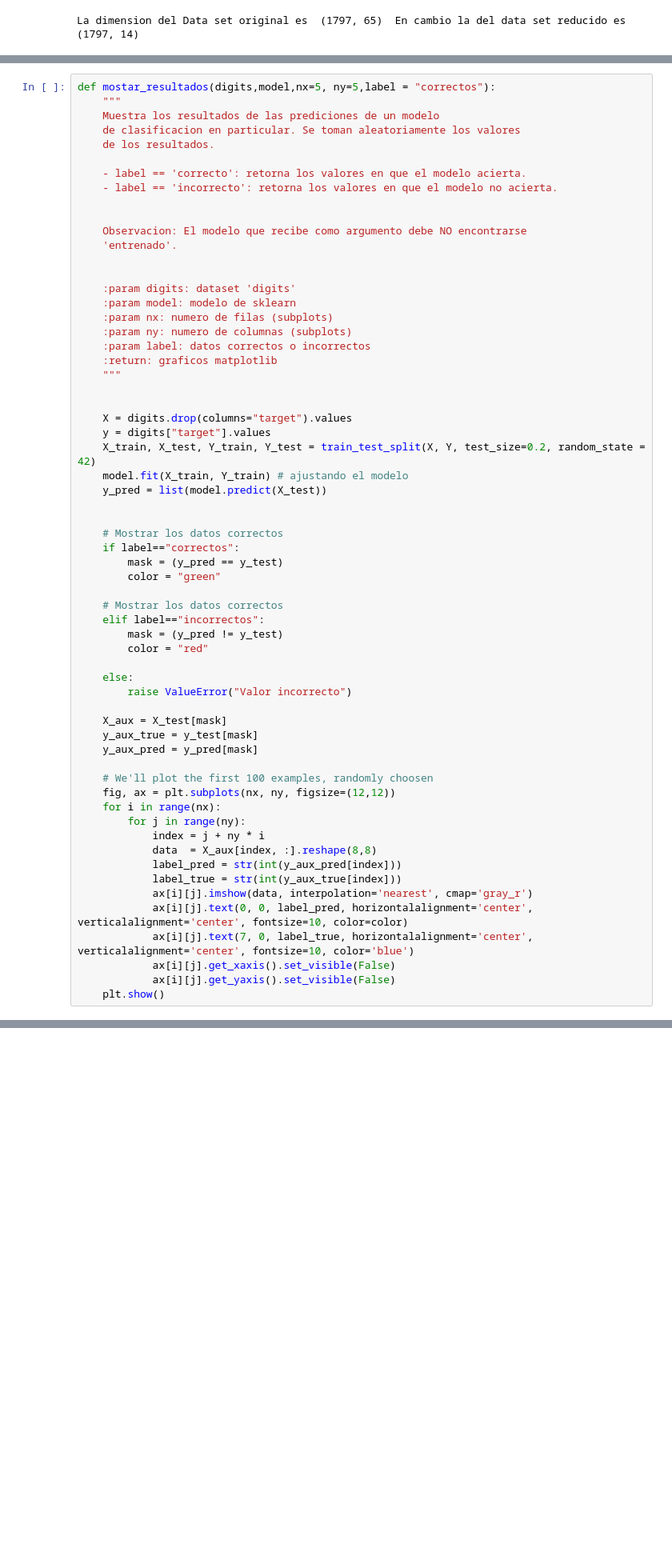
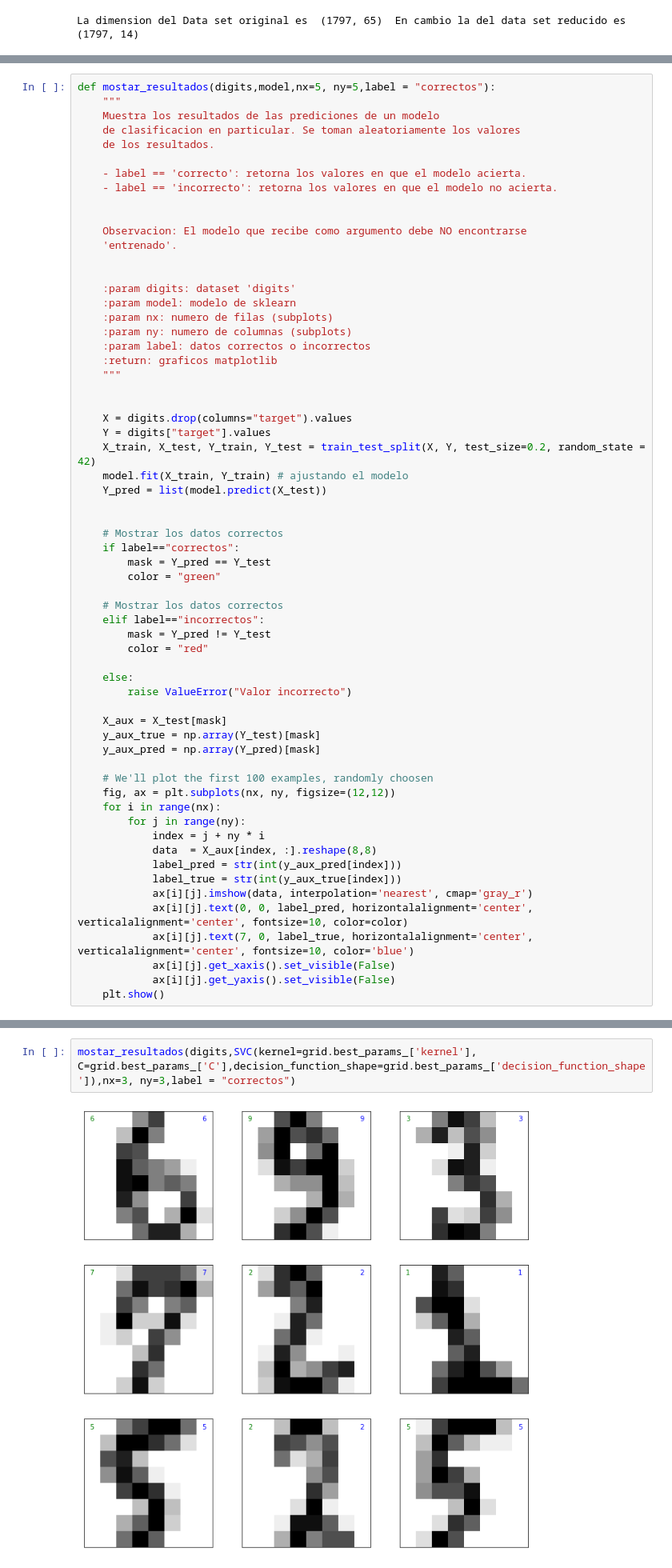
Before and after one commit to HugoMAT/mat281_portfolio-, a Jupyter notebook: Tareas/tarea_02/tarea_02.ipynb, the cells around one changed output, grey strips where cells are left out. Shown: that part at 80% size. Saved outputs shown, nothing was run; the diff lists cells and outputs as text; blank space fills up the shorter version.

```diff
--- a/Tareas/tarea_02/tarea_02.ipynb
+++ b/Tareas/tarea_02/tarea_02.ipynb
@@ -661,28 +661,28 @@ def mostar_resultados(digits,model,nx=5, ny=5,label = "correctos"):
 
 
     X = digits.drop(columns="target").values
-    y = digits["target"].values
+    Y = digits["target"].values
     X_train, X_test, Y_train, Y_test = train_test_split(X, Y, test_size=0.2, random_state = 42)
     model.fit(X_train, Y_train) # ajustando el modelo
-    y_pred = list(model.predict(X_test))
+    Y_pred = list(model.predict(X_test))
 
 
     # Mostrar los datos correctos
     if label=="correctos":
-        mask = (y_pred == y_test)
+        mask = Y_pred == Y_test
         color = "green"
 
     # Mostrar los datos correctos
     elif label=="incorrectos":
-        mask = (y_pred != y_test)
+        mask = Y_pred != Y_test
         color = "red"
 
     else:
         raise ValueError("Valor incorrecto")
 
     X_aux = X_test[mask]
-    y_aux_true = y_test[mask]
-    y_aux_pred = y_pred[mask]
+    y_aux_true = np.array(Y_test)[mask]
+    y_aux_pred = np.array(Y_pred)[mask]
 
     # We'll plot the first 100 examples, randomly choosen
     fig, ax = plt.subplots(nx, ny, figsize=(12,12))
@@ -711,0 +710,4 @@ def mostar_resultados(digits,model,nx=5, ny=5,label = "correctos"):
+# %%
+mostar_resultados(digits,SVC(kernel=grid.best_params_['kernel'], C=grid.best_params_['C'],decision_function_shape=grid.best_params_['decision_function_shape']),nx=3, ny=3,label = "correctos")
+# %% [output]
+[figure, added]
```
Also changed, not shown: parts of 11 cells of this notebook.
